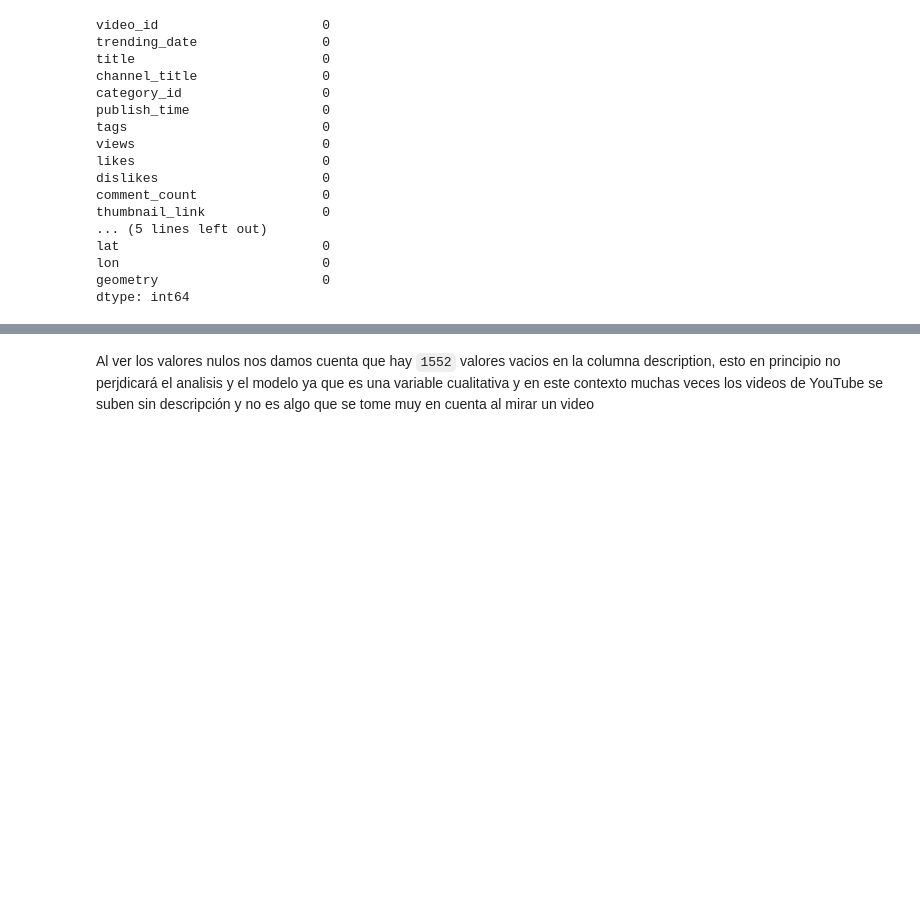
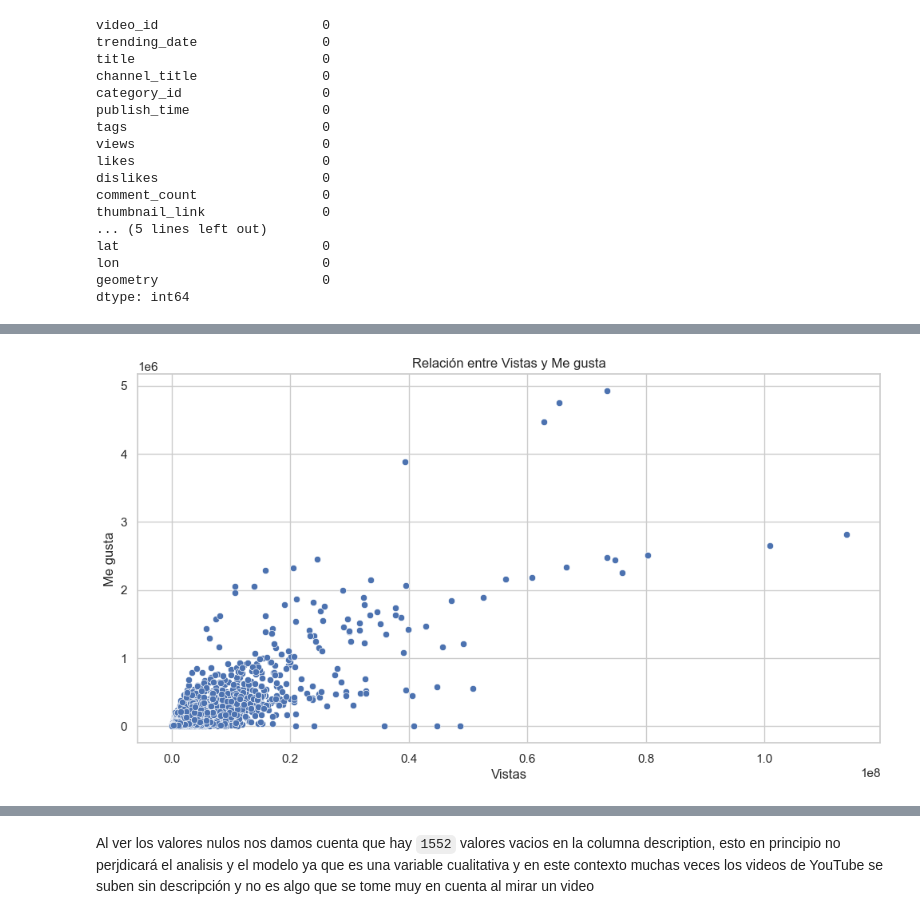
Before and after one commit to nakato156/FDS-2024-1-SC51, a Jupyter notebook: src/index.ipynb, the cells around one changed output, grey strips where cells are left out. Drawn from its saved outputs; the diff is of its cells as text; code cells hidden in the pictures; blank space fills up the shorter version.

```diff
--- a/src/index.ipynb
+++ b/src/index.ipynb
@@ -40,0 +90,10 @@ dtype: int64
+# %%
+#Views vs Likes
+plt.figure(figsize=(12, 6))
+sns.scatterplot(x='views', y='likes', data=df)
+plt.title('Relación entre Vistas y Me gusta')
+plt.xlabel('Vistas')
+plt.ylabel('Me gusta')
+plt.show()
+# %% [output]
+[figure, added]
```
Also changed, not shown: parts of 16 cells of this notebook.
